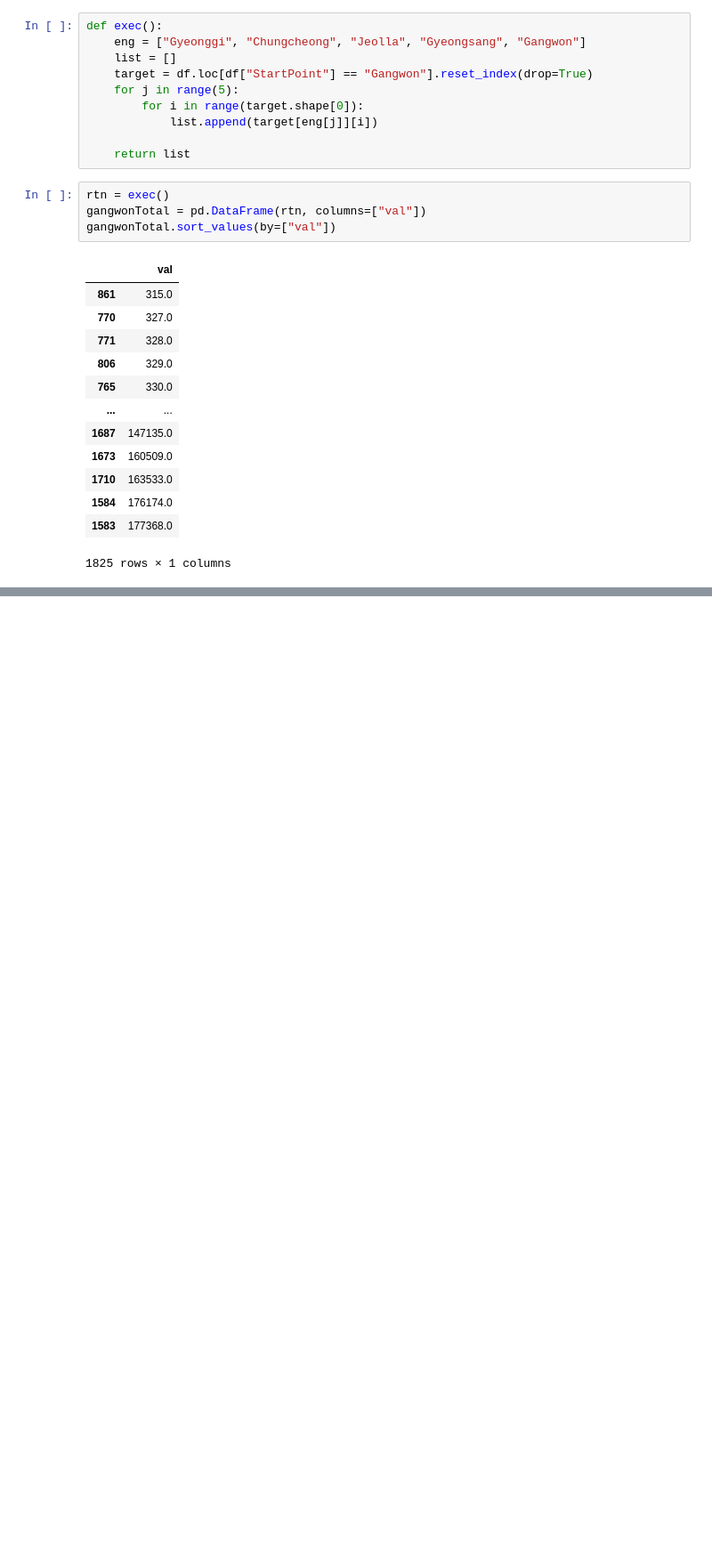
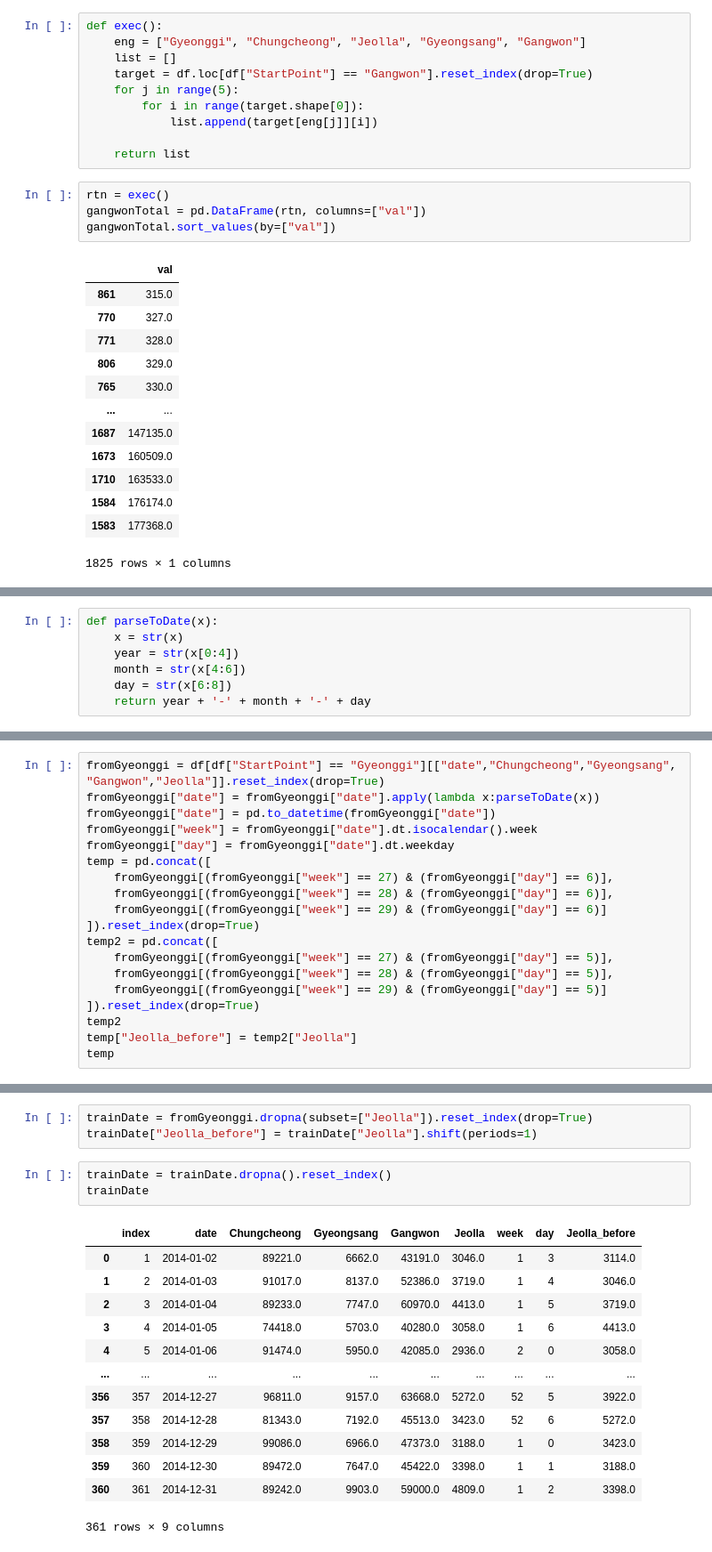
Before and after one commit to black3279/ML-Deep-Learning-Study, a Jupyter notebook: tensorflow/28_problem01.ipynb, the cells around one changed output, grey strips where cells are left out. Shown at 89% size. Cells and saved outputs as stored; diff of their text form; blank space fills up the shorter version.

```diff
--- a/tensorflow/28_problem01.ipynb
+++ b/tensorflow/28_problem01.ipynb
@@ -82,0 +95,7 @@ print(q1.val, ' / ', q2.val , '/', q3.val)
+# %%
+def parseToDate(x):
+    x = str(x)
+    year = str(x[0:4])
+    month = str(x[4:6])
+    day = str(x[6:8])
+    return year + '-' + month + '-' + day
@@ -82,0 +257,19 @@ print(q1.val, ' / ', q2.val , '/', q3.val)
+# %%
+fromGyeonggi = df[df["StartPoint"] == "Gyeonggi"][["date","Chungcheong","Gyeongsang", "Gangwon","Jeolla"]].reset_index(drop=True)
+fromGyeonggi["date"] = fromGyeonggi["date"].apply(lambda x:parseToDate(x))
+fromGyeonggi["date"] = pd.to_datetime(fromGyeonggi["date"])
+fromGyeonggi["week"] = fromGyeonggi["date"].dt.isocalendar().week
+fromGyeonggi["day"] = fromGyeonggi["date"].dt.weekday
+temp = pd.concat([
+    fromGyeonggi[(fromGyeonggi["week"] == 27) & (fromGyeonggi["day"] == 6)],
+    fromGyeonggi[(fromGyeonggi["week"] == 28) & (fromGyeonggi["day"] == 6)],
+    fromGyeonggi[(fromGyeonggi["week"] == 29) & (fromGyeonggi["day"] == 6)]
+]).reset_index(drop=True)
+temp2 = pd.concat([
+    fromGyeonggi[(fromGyeonggi["week"] == 27) & (fromGyeonggi["day"] == 5)],
+    fromGyeonggi[(fromGyeonggi["week"] == 28) & (fromGyeonggi["day"] == 5)],
+    fromGyeonggi[(fromGyeonggi["week"] == 29) & (fromGyeonggi["day"] == 5)]
+]).reset_index(drop=True)
+temp2
+temp["Jeolla_before"] = temp2["Jeolla"]
+temp
@@ -82,0 +297,20 @@ print(q1.val, ' / ', q2.val , '/', q3.val)
+# %%
+trainDate = fromGyeonggi.dropna(subset=["Jeolla"]).reset_index(drop=True)
+trainDate["Jeolla_before"] = trainDate["Jeolla"].shift(periods=1)
+# %%
+trainDate = trainDate.dropna().reset_index()
+trainDate
+# %% [output]
+|  | index | date | Chungcheong | Gyeongsang | Gangwon | Jeolla | week | day | Jeolla_before |
+| 0 | 1 | 2014-01-02 | 89221.0 | 6662.0 | 43191.0 | 3046.0 | 1 | 3 | 3114.0 |
+| 1 | 2 | 2014-01-03 | 91017.0 | 8137.0 | 52386.0 | 3719.0 | 1 | 4 | 3046.0 |
+| 2 | 3 | 2014-01-04 | 89233.0 | 7747.0 | 60970.0 | 4413.0 | 1 | 5 | 3719.0 |
+| 3 | 4 | 2014-01-05 | 74418.0 | 5703.0 | 40280.0 | 3058.0 | 1 | 6 | 4413.0 |
+| 4 | 5 | 2014-01-06 | 91474.0 | 5950.0 | 42085.0 | 2936.0 | 2 | 0 | 3058.0 |
+| ... | ... | ... | ... | ... | ... | ... | ... | ... | ... |
+| 356 | 357 | 2014-12-27 | 96811.0 | 9157.0 | 63668.0 | 5272.0 | 52 | 5 | 3922.0 |
+| 357 | 358 | 2014-12-28 | 81343.0 | 7192.0 | 45513.0 | 3423.0 | 52 | 6 | 5272.0 |
+| 358 | 359 | 2014-12-29 | 99086.0 | 6966.0 | 47373.0 | 3188.0 | 1 | 0 | 3423.0 |
+| 359 | 360 | 2014-12-30 | 89472.0 | 7647.0 | 45422.0 | 3398.0 | 1 | 1 | 3188.0 |
+| 360 | 361 | 2014-12-31 | 89242.0 | 9903.0 | 59000.0 | 4809.0 | 1 | 2 | 3398.0 |
+361 rows × 9 columns
```
Also changed, not shown: parts of 25 cells of this notebook.
